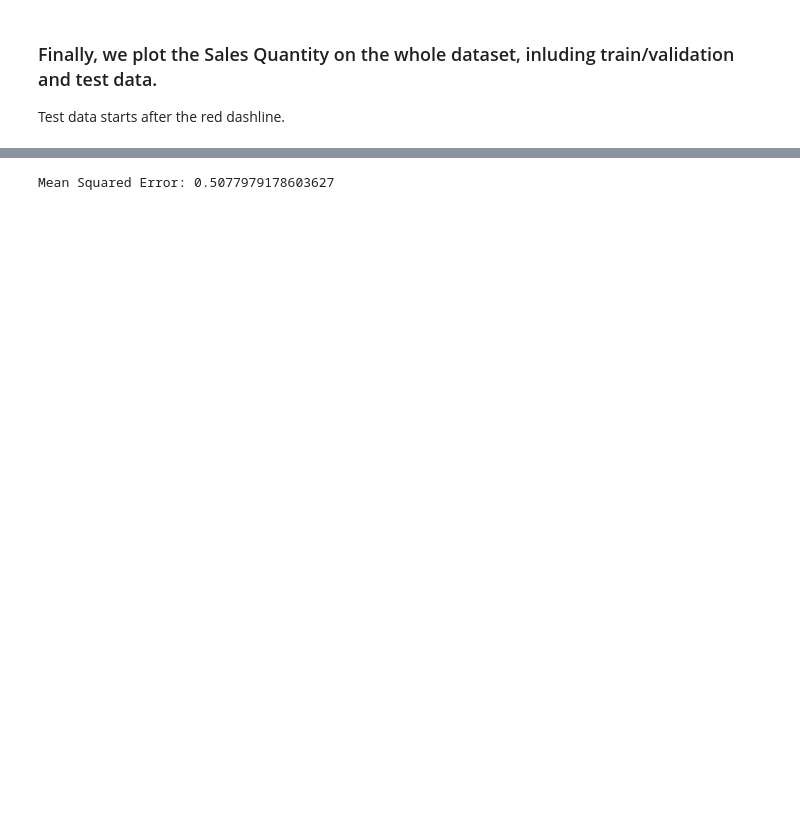
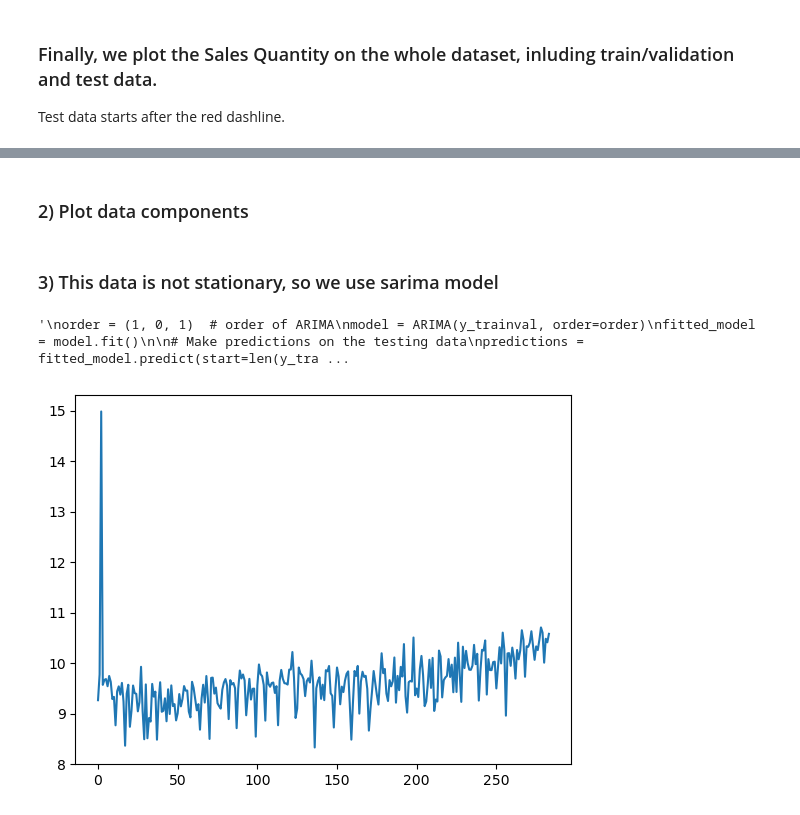
Before and after one commit to gzhang8763/ecommerce_timeseriesanalysis, a Jupyter notebook: Sales Forcast.ipynb, the cells around one changed output, grey strips where cells are left out. Cells and saved outputs as stored; diff of their text form; code cells hidden in the pictures; blank space fills up the shorter version.

```diff
--- a/Sales Forcast.ipynb
+++ b/Sales Forcast.ipynb
@@ -708,0 +764,2 @@ Text(0, 0.5, 'Sales Quantity')
+# %% [markdown]
+### 2) Plot data components
@@ -709,16 +775,24 @@ Text(0, 0.5, 'Sales Quantity')
+# %% [markdown]
+### 3) This data is not stationary, so we use sarima model
 # %%
-from statsmodels.tsa.arima.model import ARIMA
+from statsmodels.tsa.statespace.sarimax import SARIMAX
+sarima = SARIMAX(y_trainval,
+                order=(1,1,1),
+                seasonal_order=(1,1,0,12))
+predictions = sarima.fit().predict(start=10, end=len(y_trainval) + len(y_test) - 1)
+plt.plot(predictions)
 """
 order = (1, 0, 1)  # order of ARIMA
 model = ARIMA(y_trainval, order=order)
 fitted_model = model.fit()
 
 # Make predictions on the testing data
 predictions = fitted_model.predict(start=len(y_trainval), end=len(y_trainval) + len(y_test) - 1)
 
 # Evaluate model performance
 mse = mean_squared_error(y_test, predictions)
 print("Mean Squared Error:", mse)
 """
 # %% [output]
-Mean Squared Error: 0.5077979178603627
+'\norder = (1, 0, 1)  # order of ARIMA\nmodel = ARIMA(y_trainval, order=order)\nfitted_model = model.fit()\n\n# Make predictions on the testing data\npredictions = fitted_model.predict(start=len(y_tra ...
+[figure, added]
```
Also changed, not shown: parts of 15 cells of this notebook, 1 other file.
